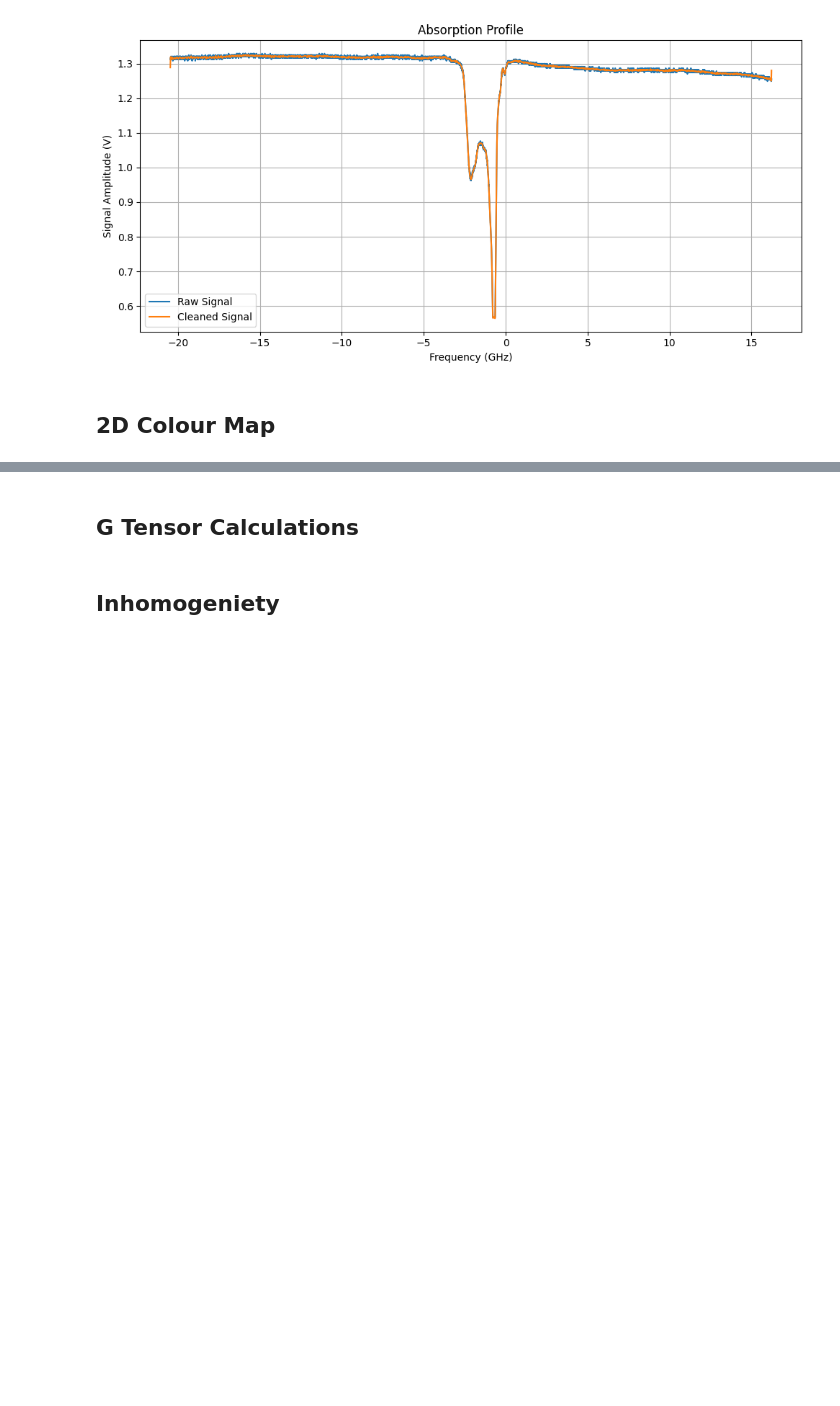
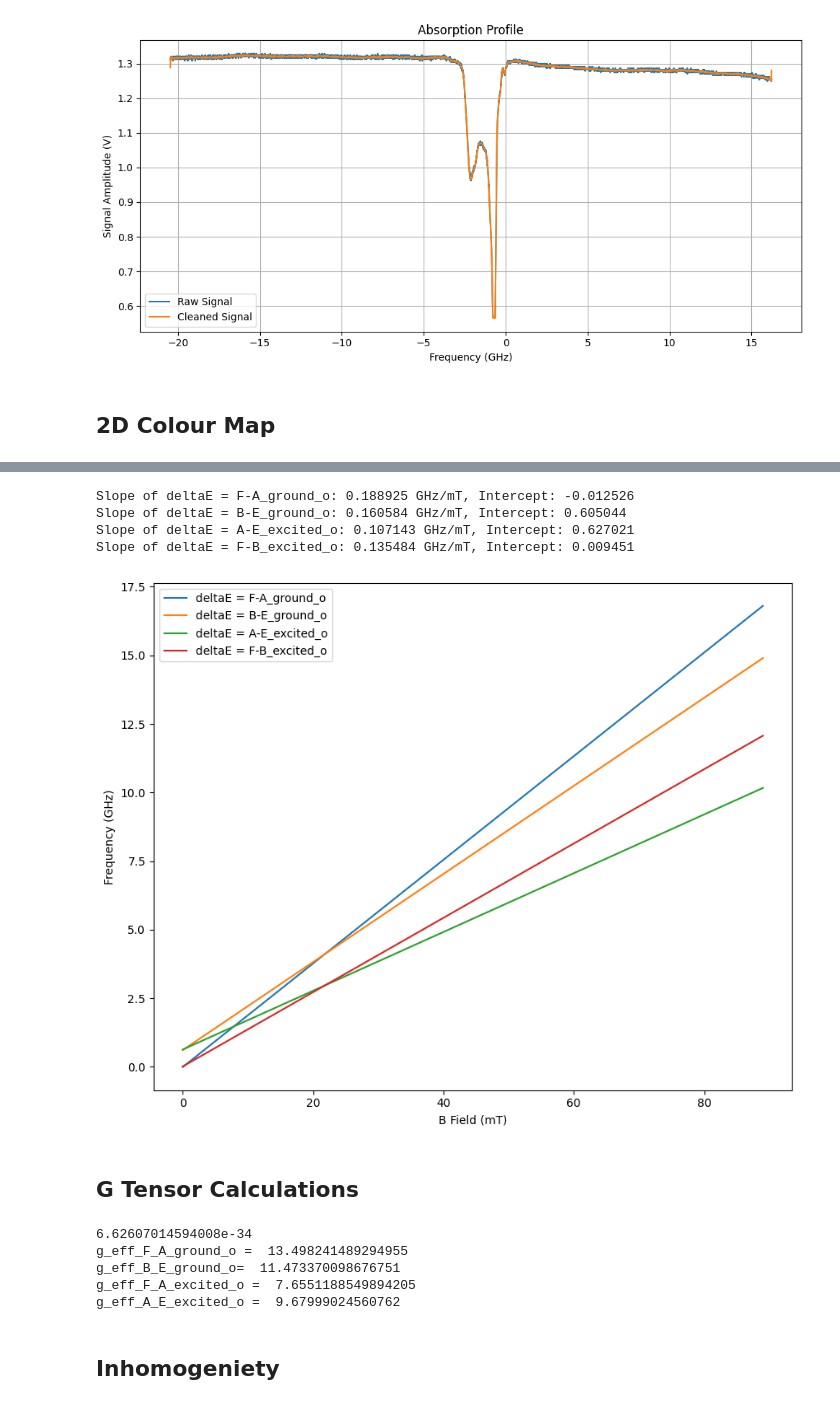
Before and after one commit to fergusayton/sample_coupling_analysis, a Jupyter notebook: 25_03_2025_IH_magnet_ramp_analysis_2.ipynb, the cells around one changed output, grey strips where cells are left out. Drawn from its saved outputs; the diff is of its cells as text; code cells hidden in the pictures; blank space fills up the shorter version.

```diff
--- a/25_03_2025_IH_magnet_ramp_analysis_2.ipynb
+++ b/25_03_2025_IH_magnet_ramp_analysis_2.ipynb
@@ -183,4 +212,76 @@ plt.show()
+# %%
+fig3, ax3 = plt.subplots(figsize=(10, 8))
+
+# Get the extrapolated fit lines from the peak data
+e2e_line = np.array(peak_data["A"]["extrapolated_fit"])
+g2e_line = np.array(peak_data["F"]["extrapolated_fit"])
+e2g_line = np.array(peak_data["E"]["extrapolated_fit"])
+g2g_line = np.array(peak_data["B"]["extrapolated_fit"])
+
+# Calculate the difference between lines
+delta_E_abs_F_A = g2e_line - e2e_line
+delta_E_abs_B_E = g2g_line - e2g_line
+delta_E_abs_A_E = e2e_line - e2g_line
+delta_E_abs_F_B = g2e_line - g2g_line
+
+# Define a function to calculate the slope and plot the fitted line
+def calculate_slope(x, y, label):
+    # Perform linear fit
+    fit = np.polyfit(x, y, 1)  # Degree 1 for linear fit
+    slope, intercept = fit
+    print(f"Slope of {label}: {slope:.6f} GHz/mT, Intercept: {intercept:.6f}")
+
+    # Plot the fitted line
+    y_fit = np.poly1d(fit)(x)
+   #ax3.plot(x, y_fit, linestyle='--', label=f"Fit {label} (Slope={slope:.3f})")
+    return slope, intercept
+
+# Plot the delta E lines
+ax3.plot(extrap_fields, delta_E_abs_F_A, label="deltaE = F-A_ground_o")
+ax3.plot(extrap_fields, delta_E_abs_B_E, label="deltaE = B-E_ground_o")
+ax3.plot(extrap_fields, delta_E_abs_A_E, label="deltaE = A-E_excited_o")
+ax3.plot(extrap_fields, delta_E_abs_F_B, label="deltaE = F-B_excited_o")
+
+# Calculate slopes and plot fitted lines
+slope_F_A, _ = calculate_slope(extrap_fields, delta_E_abs_F_A, "deltaE = F-A_ground_o")
+slope_B_E, _ = calculate_slope(extrap_fields, delta_E_abs_B_E, "deltaE = B-E_ground_o")
+slope_A_E, _ = calculate_slope(extrap_fields, delta_E_abs_A_E, "deltaE = A-E_excited_o")
+slope_F_B, _ = calculate_slope(extrap_fields, delta_E_abs_F_B, "deltaE = F-B_excited_o")
+
+# Plot settings
+ax3.set_xlabel("B Field (mT)")
+ax3.set_ylabel("Frequency (GHz)")
+ax3.legend()
+plt.show()
+# %% [output]
+Slope of deltaE = F-A_ground_o: 0.188925 GHz/mT, Intercept: -0.012526
+Slope of deltaE = B-E_ground_o: 0.160584 GHz/mT, Intercept: 0.605044
+Slope of deltaE = A-E_excited_o: 0.107143 GHz/mT, Intercept: 0.627021
+Slope of deltaE = F-B_excited_o: 0.135484 GHz/mT, Intercept: 0.009451
+[figure, added]
 # %% [markdown]
 ## G Tensor Calculations ##
+# %%
+muB = 9.27400968e-24 #Bohr Magneton (J/T)
+muN = 5.05078375e-27 #Nuclear Magneton (J/T)
+hbar = 	1.054571817E-34 #Reduced planck constant (Js)
+h = 2*np.pi*hbar #Planck constant (Js)
+g_eff_F_A_ground_o = (h/muB)*slope_F_A*(10**9)/(10**(-3))
+g_eff_B_E_ground_o = (h/muB)*slope_B_E*(10**9)/(10**(-3))
+g_eff_F_A_excited_o =(h/muB)* slope_A_E*(10**9)/(10**(-3))
+g_eff_A_E_excited_o = (h/muB)*slope_F_B*(10**9)/(10**(-3))
+
+print("g_eff_F_A_ground_o = ",g_eff_F_A_ground_o )
+print("g_eff_B_E_ground_o= ",g_eff_B_E_ground_o )
+print("g_eff_F_A_excited_o = ",g_eff_F_A_excited_o )
+print("g_eff_A_E_excited_o = ",g_eff_A_E_excited_o )
+
+#  Can I calculate full g tensor ?
+# %% [output]
+6.62607014594008e-34
+g_eff_F_A_ground_o =  13.498241489294955
+g_eff_B_E_ground_o=  11.473370098676751
+g_eff_F_A_excited_o =  7.6551188549894205
+g_eff_A_E_excited_o =  9.67999024560762
 # %% [markdown]
 ## Inhomogeniety ##
```
Also changed, not shown: parts of 5 cells of this notebook.
